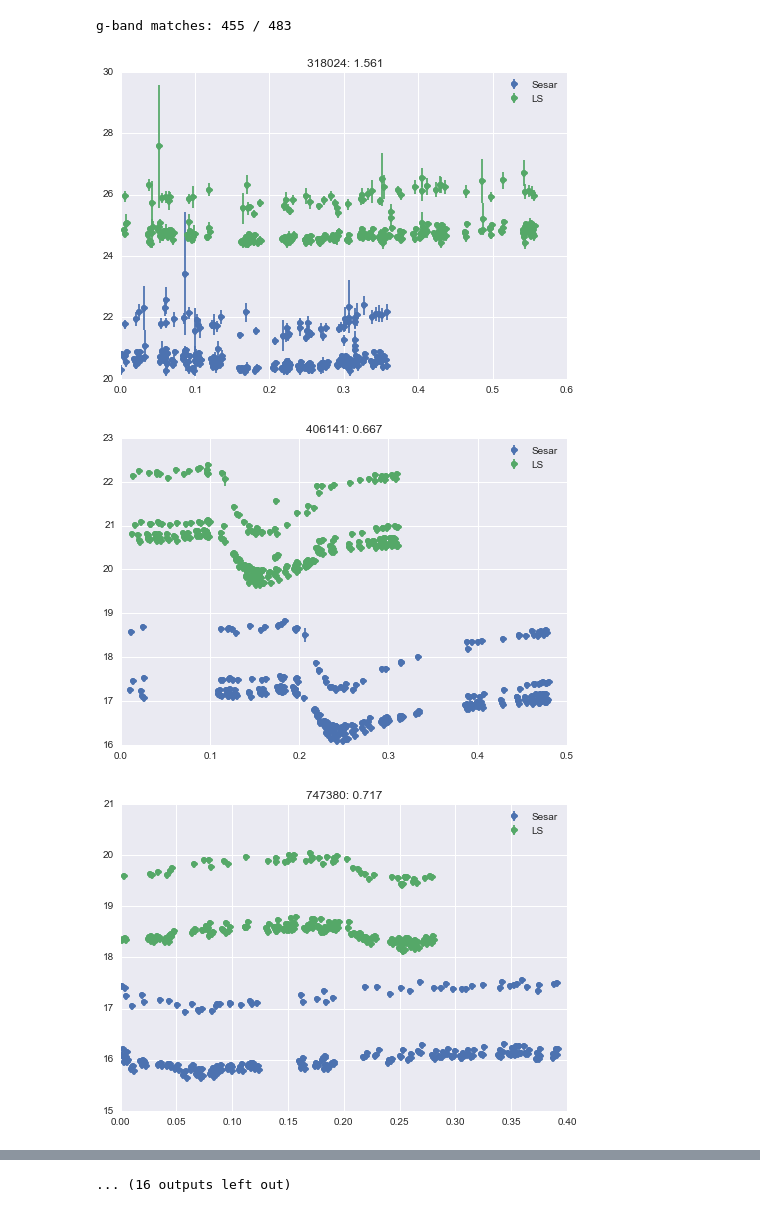
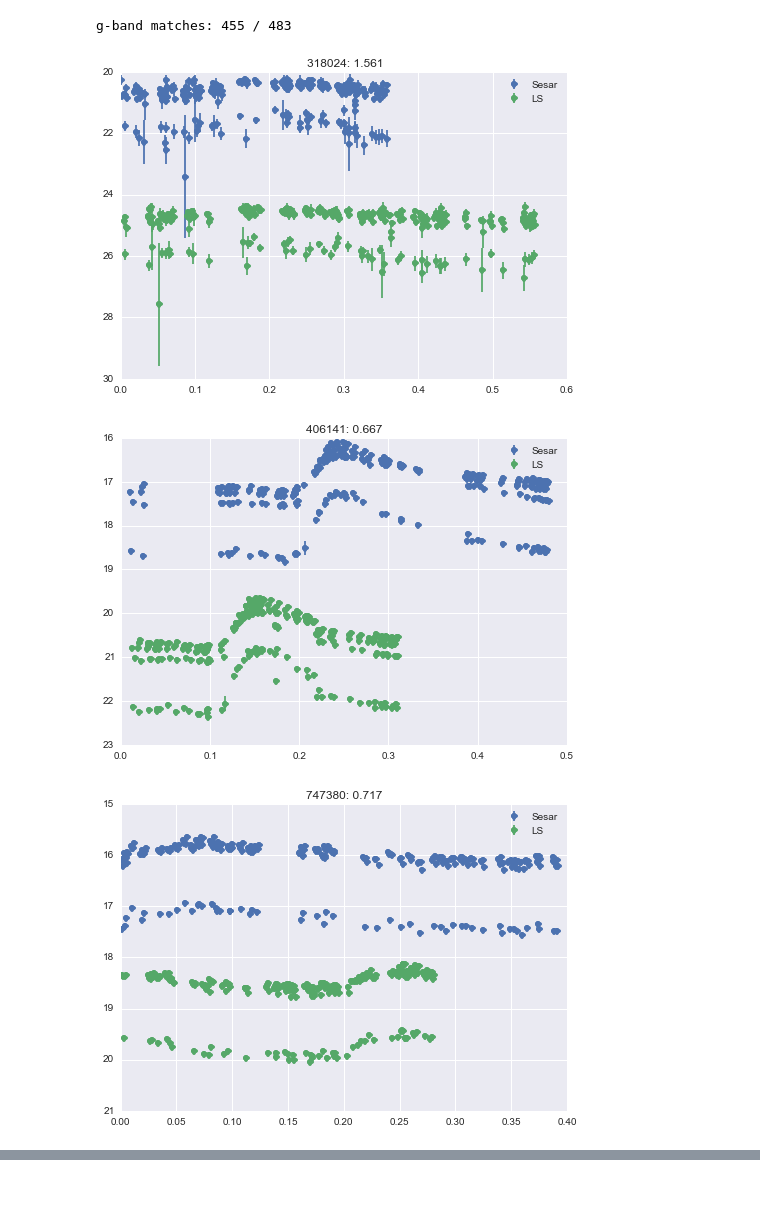
Before and after one commit to jakevdp/multiband_LS, a Jupyter notebook: ComparePeriods.ipynb, the cells around one changed output, grey strips where cells are left out. Cells and saved outputs as stored; diff of their text form; code cells hidden in the pictures.

```diff
--- a/ComparePeriods.ipynb
+++ b/ComparePeriods.ipynb
@@ -35,4 +34,3 @@ rrlyrae = fetch_light_curves()
 
 lcids = np.fromiter(rrlyrae.ids, dtype=int)
 lcids.sort()
-lcids = lcids
@@ -101,4 +159,4 @@ def three_term(lcid, rrlyrae):
                          LS_kwargs=dict(compute_offset=True, Nterms=3))
 
 cache = CacheResults('results', verbose=True)
-derived_periods = cache.call_iter(three_term, lcids, args=(rrlyrae,))
+periods_three = cache.call_iter(three_term, lcids, args=(rrlyrae,))
@@ -125,17 +162,0 @@ print('{0}/{1} total match'.format(np.sum(matches), matches.size))
-# %%
-colors = ['purple', 'green', 'red', 'blue', 'black']
-filters = 'ugriz'
-
-for i, (filt, color) in enumerate(zip(filters, colors)):
-    plt.plot(data['P'], derived_periods[:, i], '^',
-             c=color, label=filt, alpha=0.3)
-
-P = np.linspace(0.2, 1.0)
-for f in [1/3, 1/2, 2/3, 1, 1.5, 2, 3]:
-    plt.plot(P, f * P, '-', c='gray', alpha=0.3)
-plt.xlim(0.2, 1.0)
-plt.ylim(0.2, 1.0)
-
-plt.legend()
-plt.xlabel("Sesar 2010 Period")
-plt.ylabel("Current Period");
@@ -150,7 +176,7 @@ plt.plot(data['P'], np.median(derived_periods, 1), '^k', alpha=0.3);
 # %% [markdown]
 Periods in the Sesar paper are based on g-band. Let's compare. Because we're doing a 3-term fit, then even if our fundamental frequency is smaller by a factor of 2 or 3, we're essentially getting the same fit.
 # %%
-frac = derived_periods[:, 1] / data['P']
+frac = periods_three[:, 1] / data['P']
 matches = ((abs(frac - 1) < 0.01)
            | (abs(frac - 2) < 0.01)
            | (abs(frac - 3) < 0.01))
@@ -159,23 +185,24 @@ print('g-band matches:', np.sum(matches), '/', len(matches))
 # %% [output]
 g-band matches: 455 / 483
 # %%
-def compare_periods(i):
+def compare_periods(i, periods):
     lcid = lcids[i]
     t, y, dy = map(np.ravel, rrlyrae.get_lightcurve(lcid))
     P_Sesar = data['P'][i]
-    P_LS = derived_periods[i, 1]
+    P_LS = periods[i, 1]
 
     data_spread = np.nanmax(y) - np.nanmin(y)
     plt.errorbar(t % P_Sesar, y, dy, fmt='o', label='Sesar')
     plt.errorbar(t % P_LS, y + 1.3 * data_spread, dy, fmt='o', label='LS')
+    plt.gca().invert_yaxis()
     plt.title("{0}: {1:.3f}".format(lcid, P_LS/P_Sesar))
     plt.legend()
 
 mismatched = np.where(~matches)[0]
-for m in mismatched:
+for m in mismatched[:5]:
     plt.figure()
-    compare_periods(m)
+    compare_periods(m, periods_three)
 # %% [output]
-[figure, old version]
+[figure, new version]
-[figure, old version]
+[figure, new version]
-[figure, old version]
+[figure, new version]
@@ -191 +210,0 @@ for m in mismatched:
-... (16 outputs left out)
```
Also changed, not shown: parts of 23 cells of this notebook.
